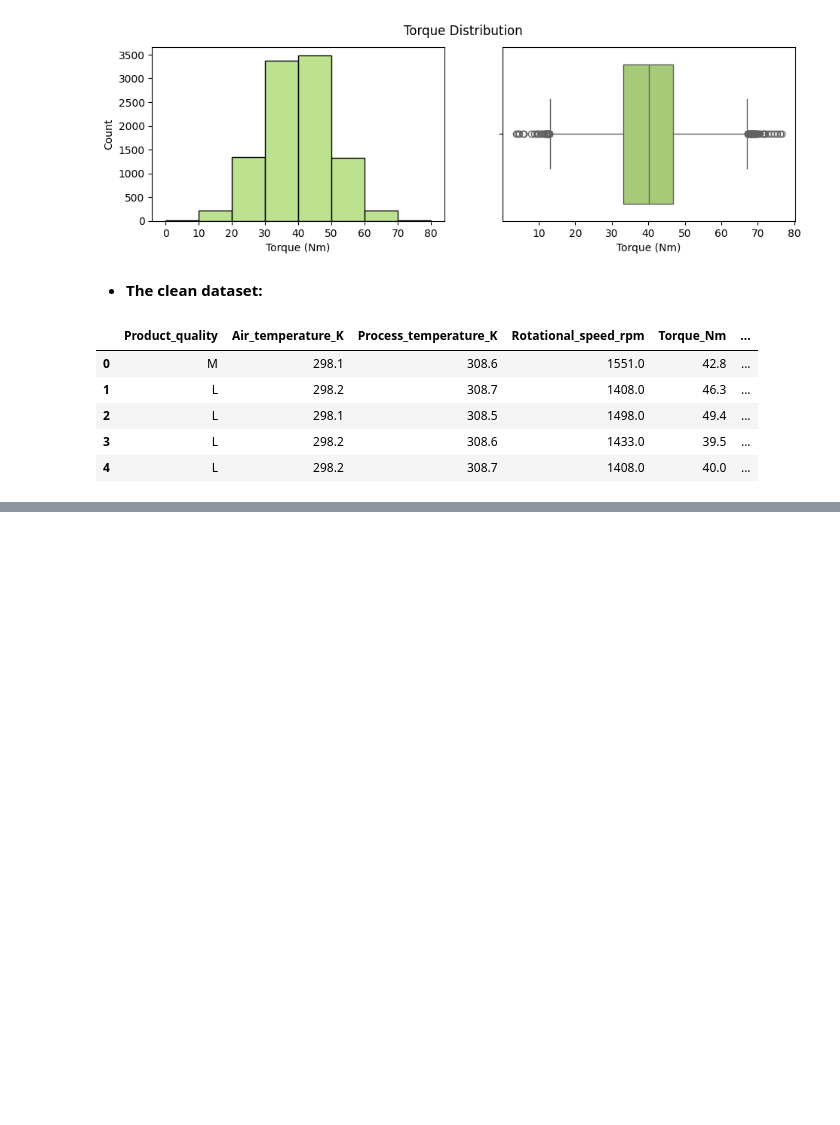
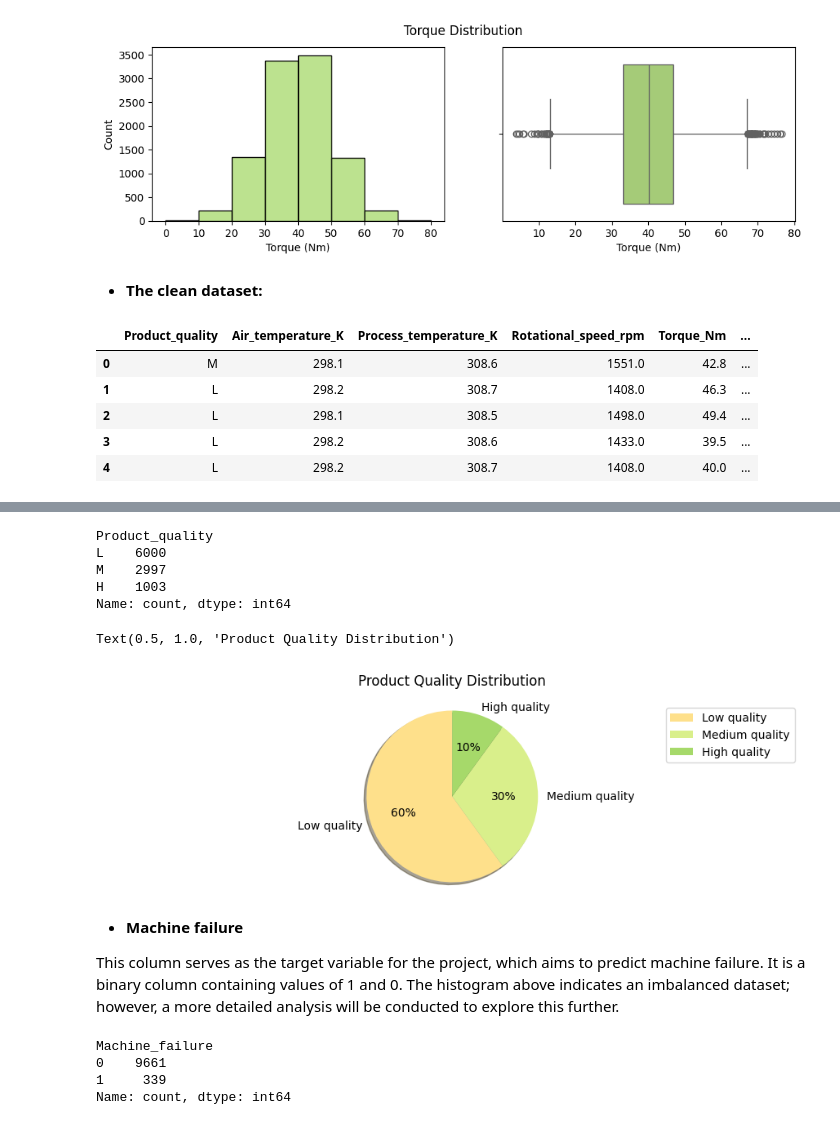
Before and after one commit to herrerovir/Predictive-maintenance-industrial-machinery, a Jupyter notebook: Predictive-maintenance-of-industrial-machinery.ipynb, the cells around one changed output, grey strips where cells are left out. Saved outputs shown, nothing was run; the diff lists cells and outputs as text; code cells hidden in the pictures; blank space fills up the shorter version.

```diff
--- a/Predictive-maintenance-of-industrial-machinery.ipynb
+++ b/Predictive-maintenance-of-industrial-machinery.ipynb
@@ -236,0 +262,33 @@ predictive_maintenance.head()
+# %%
+product_quality_dist = predictive_maintenance["Product_quality"].value_counts()
+product_quality_dist
+# %% [output]
+Product_quality
+L    6000
+M    2997
+H    1003
+Name: count, dtype: int64
+# %%
+labels = ["Low quality", "Medium quality", "High quality"]
+colors = ["#fee08b", "#d9ef8b", "#a6d96a"]
+
+product_quality_dist_graph = plt.figure(figsize = (11, 3))
+plt.pie(product_quality_dist, labels = labels, colors = colors, startangle = 90, autopct="%1.0f%%", shadow = True)
+plt.axis("equal")
+plt.legend()
+plt.title("Product Quality Distribution", pad = 15)
+# %% [output]
+Text(0.5, 1.0, 'Product Quality Distribution')
+[figure, added]
+# %% [markdown]
+- **Machine failure**
+
+This column serves as the target variable for the project, which aims to predict machine failure. It is a binary column containing values of 1 and 0. The histogram above indicates an imbalanced dataset; however, a more detailed analysis will be conducted to explore this further.
+# %%
+machine_failure_dist = predictive_maintenance["Machine_failure"].value_counts()
+machine_failure_dist
+# %% [output]
+Machine_failure
+0    9661
+1     339
+Name: count, dtype: int64
```
Also changed, not shown: parts of 25 cells of this notebook.
